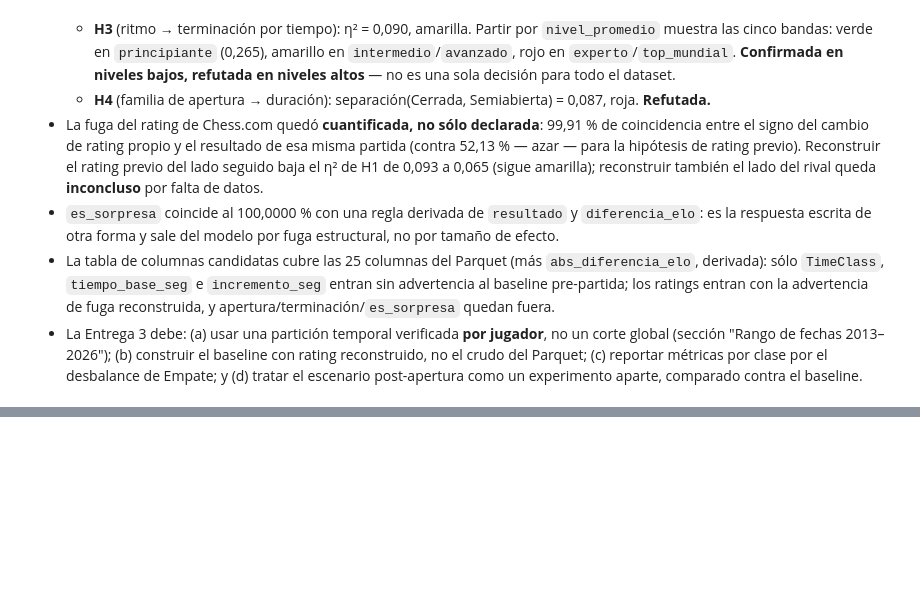
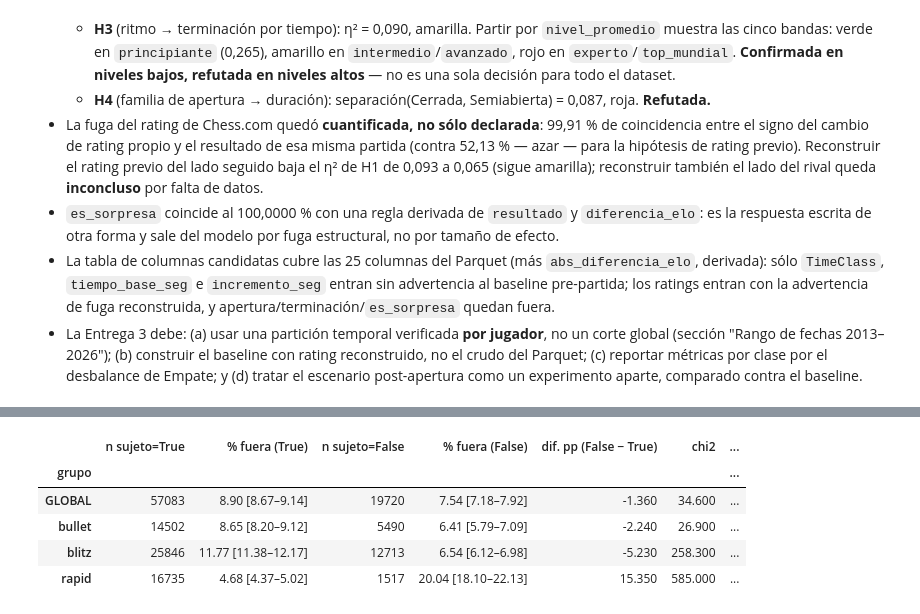
Before and after one commit to BautistaAlosMartorell/chess-outcome-prediction, a Jupyter notebook: notebooks/02_eda_hipotesis.ipynb, the cells around one changed output, grey strips where cells are left out. Saved outputs shown, nothing was run; the diff lists cells and outputs as text; code cells hidden in the pictures; blank space fills up the shorter version.

```diff
--- a/notebooks/02_eda_hipotesis.ipynb
+++ b/notebooks/02_eda_hipotesis.ipynb
@@ -1348,0 +1368,78 @@ print("✓ Anomalía temporal investigada y conservada")
+# %%
+# Annex imports kept local so the delivered setup cell (section 1) stays untouched.
+from scipy import stats
+
+MATCHMAKING_LIMIT = 200
+RATING_THRESHOLD = {"bullet": 2500, "blitz": 2500, "rapid": 2000}
+
+mm = df[["GameUrl", "Date", "TimeClass", "WhiteElo", "BlackElo", "diferencia_elo", "jugador_seleccionado"]].copy()
+mm["TimeClass"] = mm["TimeClass"].astype(str)
+mm["umbral"] = mm["TimeClass"].map(RATING_THRESHOLD)
+mm["sujeto_a_limite"] = (mm["WhiteElo"] < mm["umbral"]) | (mm["BlackElo"] < mm["umbral"])
+mm["abs_diferencia_elo"] = mm["diferencia_elo"].astype(int).abs()
+mm["fuera"] = mm["abs_diferencia_elo"] > MATCHMAKING_LIMIT
+assert mm["jugador_seleccionado"].notna().all(), "Hay partidas sin jugador seleccionado para el bootstrap"
+
+bootstrap_rng = np.random.default_rng(RANDOM_STATE)
+
+
+def wilson(k, n, z=1.96):
+    # Wilson score interval for a binomial proportion.
+    p = k / n
+    den = 1 + z**2 / n
+    center = (p + z**2 / (2 * n)) / den
+    half = z * np.sqrt(p * (1 - p) / n + z**2 / (4 * n**2)) / den
+    return center - half, center + half
+
+
+def cluster_bootstrap_diff(d, n_boot=2000):
+    # 95% CI for p(fuera | False) - p(fuera | True), resampling selected players with replacement.
+    g = d.groupby(["jugador_seleccionado", "sujeto_a_limite"])["fuera"].agg(["sum", "count"]).unstack(fill_value=0)
+    k_t, n_t = g[("sum", True)].to_numpy(), g[("count", True)].to_numpy()
+    k_f, n_f = g[("sum", False)].to_numpy(), g[("count", False)].to_numpy()
+    diffs = []
+    for _ in range(n_boot):
+        idx = bootstrap_rng.integers(0, len(g), len(g))
+        if n_t[idx].sum() and n_f[idx].sum():
+            diffs.append(k_f[idx].sum() / n_f[idx].sum() - k_t[idx].sum() / n_t[idx].sum())
+    return np.percentile(diffs, [2.5, 97.5])
+
+
+def matchmaking_test(d, label):
+    # 2x2 chi-squared (no Yates; n is large). The two-proportion z test is not repeated:
+    # for a 2x2 table z**2 equals this chi-squared statistic.
+    t, f = d[d["sujeto_a_limite"]], d[~d["sujeto_a_limite"]]
+    k_t, n_t, k_f, n_f = int(t["fuera"].sum()), len(t), int(f["fuera"].sum()), len(f)
+    table = np.array([[k_t, n_t - k_t], [k_f, n_f - k_f]])
+    chi2, p_value, _, _ = stats.chi2_contingency(table, correction=False)
+    odds_ratio = (k_f / (n_f - k_f)) / (k_t / (n_t - k_t))
+    se_log_or = np.sqrt((1 / table).sum())
+    lo_t, hi_t = wilson(k_t, n_t)
+    lo_f, hi_f = wilson(k_f, n_f)
+    boot_lo, boot_hi = cluster_bootstrap_diff(d)
+    return {
+        "grupo": label,
+        "n sujeto=True": n_t,
+        "% fuera (True)": f"{100 * k_t / n_t:.2f} [{100 * lo_t:.2f}–{100 * hi_t:.2f}]",
+        "n sujeto=False": n_f,
+        "% fuera (False)": f"{100 * k_f / n_f:.2f} [{100 * lo_f:.2f}–{100 * hi_f:.2f}]",
+        "dif. pp (False − True)": round(100 * (k_f / n_f - k_t / n_t), 2),
+        "chi2": round(chi2, 1),
+        "p": f"{p_value:.1e}",
+        "OR (False vs True)": f"{odds_ratio:.2f} [{np.exp(np.log(odds_ratio) - 1.96 * se_log_or):.2f}–{np.exp(np.log(odds_ratio) + 1.96 * se_log_or):.2f}]",
+        "V de Cramér": round(cramers_v(d["sujeto_a_limite"], d["fuera"]), 3),
+        "IC 95% bootstrap por jugador (pp)": f"[{100 * boot_lo:.2f}, {100 * boot_hi:.2f}]",
+    }
+
+
+matchmaking_results = pd.DataFrame(
+    [matchmaking_test(mm, "GLOBAL")]
+    + [matchmaking_test(mm[mm["TimeClass"] == tc], tc) for tc in TIME_ORDER]
+).set_index("grupo")
+
+n_sujetas = int(mm["sujeto_a_limite"].sum())
+n_sujetas_fuera = int((mm["sujeto_a_limite"] & mm["fuera"]).sum())
+print(f"Partidas sujetas al límite: {n_sujetas:,} — fuera de ±{MATCHMAKING_LIMIT}: {n_sujetas_fuera:,} "
+      f"({100 * n_sujetas_fuera / n_sujetas:.1f} %); cumplen el límite: {100 * (1 - n_sujetas_fuera / n_sujetas):.1f} %")
+display(matchmaking_results)
+# %% [output]
@@ -1348,0 +1447,6 @@ print("✓ Anomalía temporal investigada y conservada")
+|  | n sujeto=True | % fuera (True) | n sujeto=False | % fuera (False) | dif. pp (False − True) | chi2 | ... |
+| grupo |  |  |  |  |  |  | ... |
+| GLOBAL | 57083 | 8.90 [8.67–9.14] | 19720 | 7.54 [7.18–7.92] | -1.360 | 34.600 | ... |
+| bullet | 14502 | 8.65 [8.20–9.12] | 5490 | 6.41 [5.79–7.09] | -2.240 | 26.900 | ... |
+| blitz | 25846 | 11.77 [11.38–12.17] | 12713 | 6.54 [6.12–6.98] | -5.230 | 258.300 | ... |
+| rapid | 16735 | 4.68 [4.37–5.02] | 1517 | 20.04 [18.10–22.13] | 15.350 | 585.000 | ... |
```
Also changed, not shown: parts of 12 cells of this notebook.
